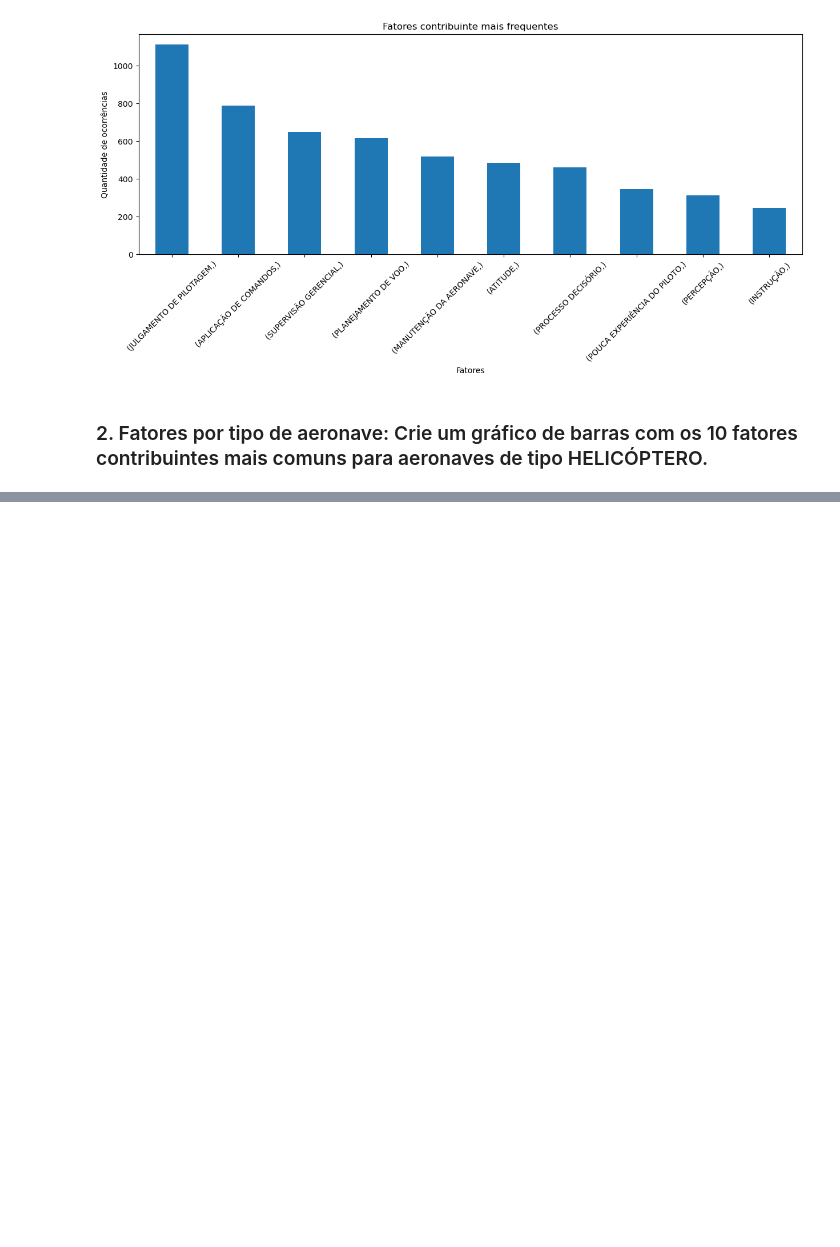
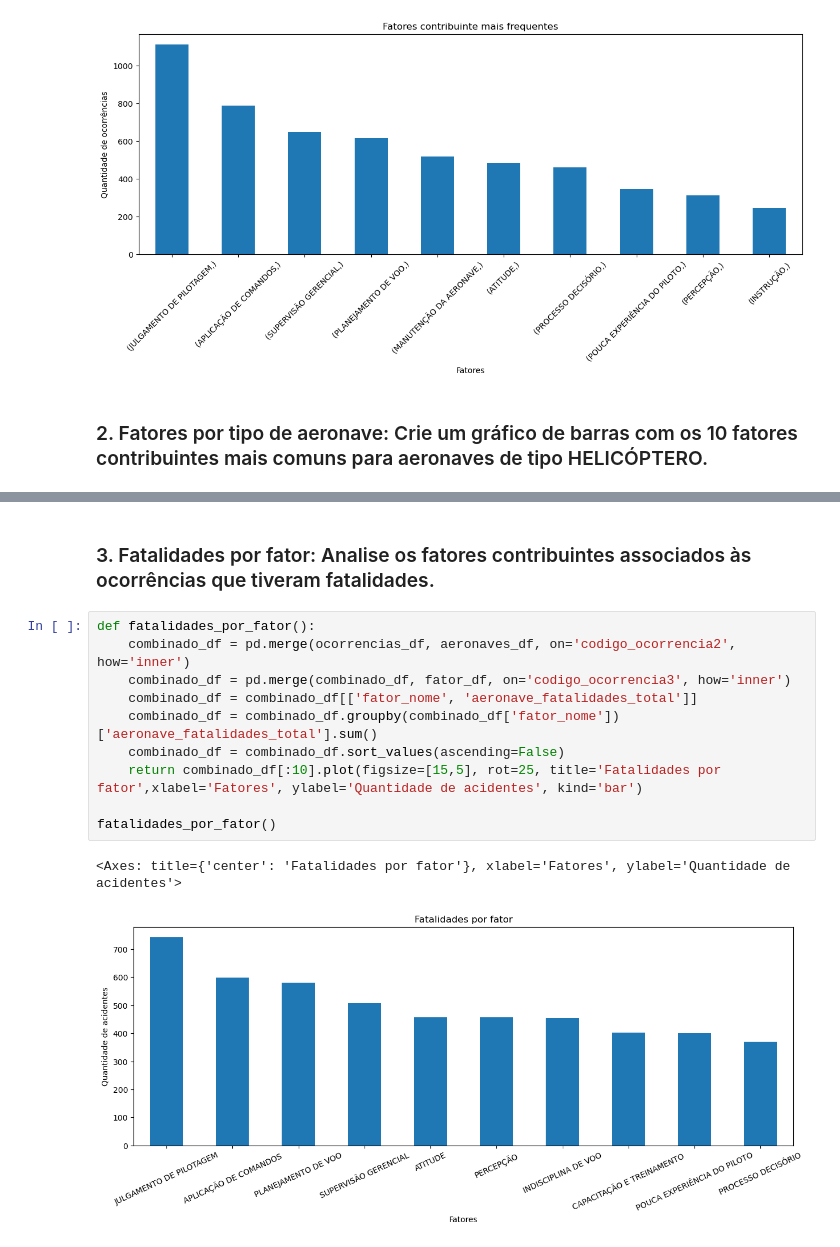
Before and after one commit to DosAnjos013/Analise_de_dados, a Jupyter notebook: Acidentes_Aereos/analise.ipynb, the cells around one changed output, grey strips where cells are left out. Drawn from its saved outputs; the diff is of its cells as text; blank space fills up the shorter version.

```diff
--- a/Acidentes_Aereos/analise.ipynb
+++ b/Acidentes_Aereos/analise.ipynb
@@ -196,3 +199,18 @@ combinado_df['fator_nome'].value_counts()[:10].plot(figsize=[15,5], kind='bar',
 # %% [output]
 <Axes: title={'center': 'Fatores mais comuns para acidentes com helicopteros'}, xlabel='Fatores', ylabel='Quantidade de acidentes'>
 [figure]
+# %% [markdown]
+### 3. Fatalidades por fator: Analise os fatores contribuintes associados às ocorrências que tiveram fatalidades.
+# %%
+def fatalidades_por_fator():
+    combinado_df = pd.merge(ocorrencias_df, aeronaves_df, on='codigo_ocorrencia2', how='inner')
+    combinado_df = pd.merge(combinado_df, fator_df, on='codigo_ocorrencia3', how='inner')
+    combinado_df = combinado_df[['fator_nome', 'aeronave_fatalidades_total']]
+    combinado_df = combinado_df.groupby(combinado_df['fator_nome'])['aeronave_fatalidades_total'].sum()
+    combinado_df = combinado_df.sort_values(ascending=False)
+    return combinado_df[:10].plot(figsize=[15,5], rot=25, title='Fatalidades por fator',xlabel='Fatores', ylabel='Quantidade de acidentes', kind='bar')
+
+fatalidades_por_fator()
+# %% [output]
+<Axes: title={'center': 'Fatalidades por fator'}, xlabel='Fatores', ylabel='Quantidade de acidentes'>
+[figure, added]
```
Also changed, not shown: parts of 1 cell of this notebook.
